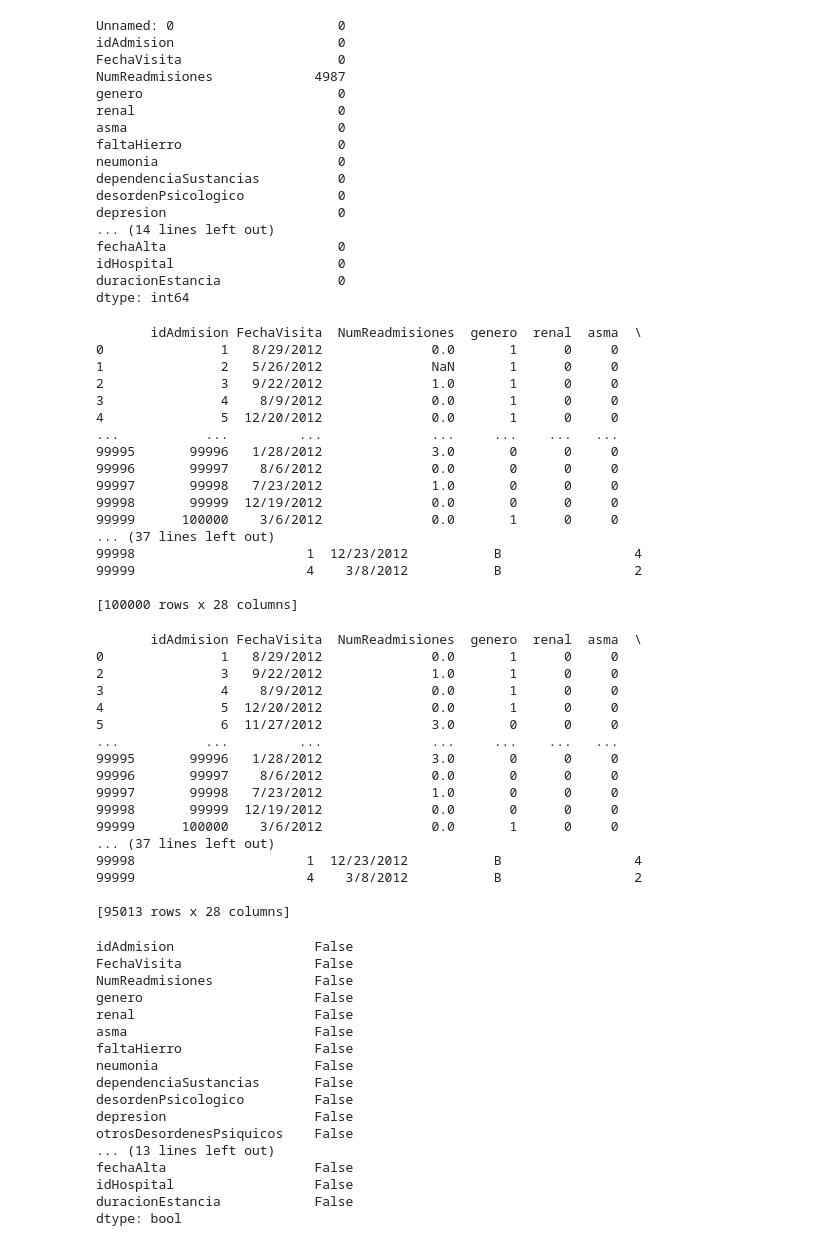
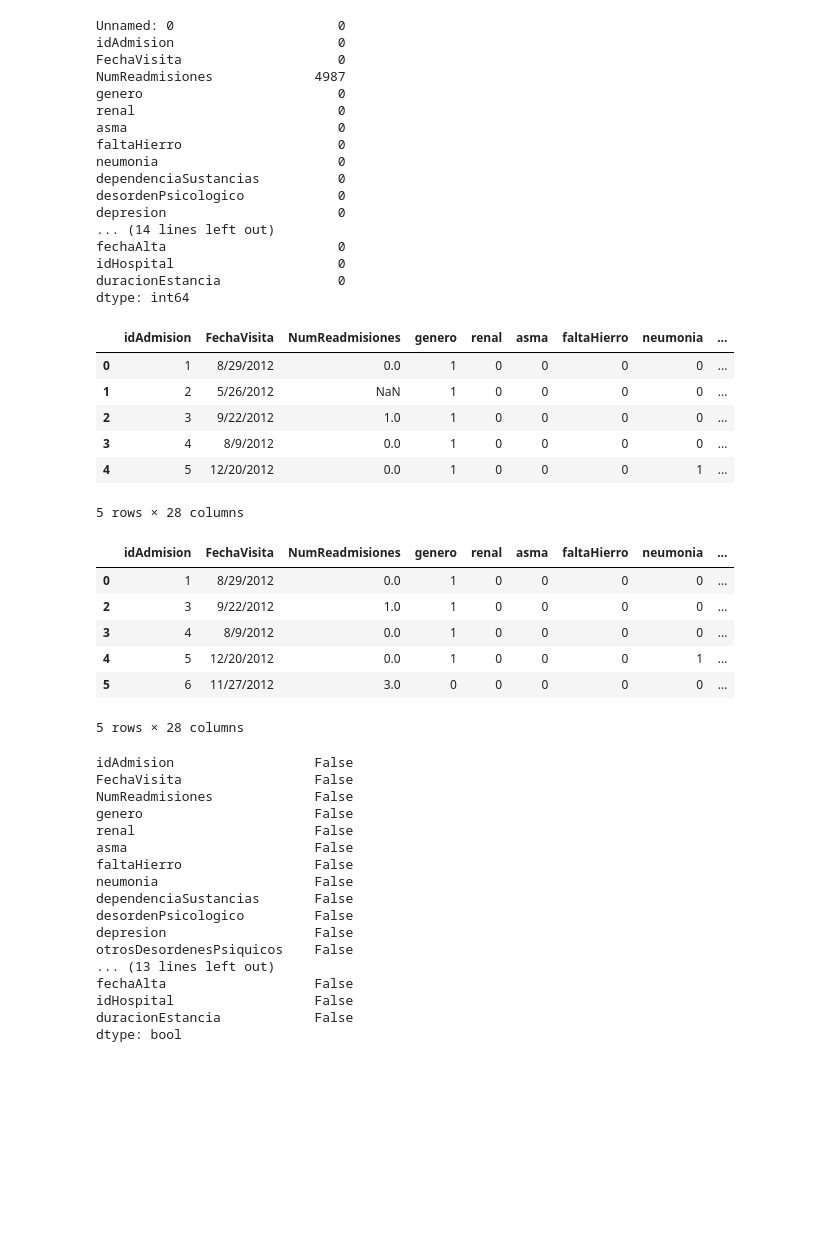
Before and after one commit to Marcelo-A-Martinez/Proyecto_ComplementarioI---Martinez-Marcelo-Adri-n, a Jupyter notebook: Proyecto_ComplementarioI- Martinez Marcelo Adrián.ipynb, the cells around one changed output. Saved outputs shown, nothing was run; the diff lists cells and outputs as text; code cells hidden in the pictures; blank space fills up the shorter version.

```diff
--- a/Proyecto_ComplementarioI- Martinez Marcelo Adrián.ipynb
+++ b/Proyecto_ComplementarioI- Martinez Marcelo Adrián.ipynb
@@ -154,49 +163,29 @@ dtype: int64
 # SE ELIMANA LA COLUMNA DUPLICADA "UNNAMED: 0"
 # %%
 Clinica= Clinica1.drop(['Unnamed: 0'], axis=1)
-print(Clinica)
+Clinica.head()
 # %% [output]
+|  | idAdmision | FechaVisita | NumReadmisiones | genero | renal | asma | faltaHierro | neumonia | ... |
+| 0 | 1 | 8/29/2012 | 0.0 | 1 | 0 | 0 | 0 | 0 | ... |
+| 1 | 2 | 5/26/2012 | NaN | 1 | 0 | 0 | 0 | 0 | ... |
+| 2 | 3 | 9/22/2012 | 1.0 | 1 | 0 | 0 | 0 | 0 | ... |
+| 3 | 4 | 8/9/2012 | 0.0 | 1 | 0 | 0 | 0 | 0 | ... |
+| 4 | 5 | 12/20/2012 | 0.0 | 1 | 0 | 0 | 0 | 1 | ... |
-       idAdmision FechaVisita  NumReadmisiones  genero  renal  asma  \
-0               1   8/29/2012              0.0       1      0     0
-1               2   5/26/2012              NaN       1      0     0
-2               3   9/22/2012              1.0       1      0     0
-3               4    8/9/2012              0.0       1      0     0
-4               5  12/20/2012              0.0       1      0     0
-...           ...         ...              ...     ...    ...   ...
-99995       99996   1/28/2012              3.0       0      0     0
-99996       99997    8/6/2012              0.0       0      0     0
-99997       99998   7/23/2012              1.0       0      0     0
-99998       99999  12/19/2012              0.0       0      0     0
-99999      100000    3/6/2012              0.0       1      0     0
-... (37 lines left out)
-99998                      1  12/23/2012           B                 4
-99999                      4    3/8/2012           B                 2
-
-[100000 rows x 28 columns]
+5 rows × 28 columns
 # %%
 # Como se puede apreciar, la variable 'NumReadmisiones' presenta 4987 valores nulos,
 # por ello se procede a eliminar las filas que contienen dichos valores.
 # %%
 Clinica=Clinica.dropna()
-print(Clinica)
+Clinica.head()
 # %% [output]
+|  | idAdmision | FechaVisita | NumReadmisiones | genero | renal | asma | faltaHierro | neumonia | ... |
+| 0 | 1 | 8/29/2012 | 0.0 | 1 | 0 | 0 | 0 | 0 | ... |
+| 2 | 3 | 9/22/2012 | 1.0 | 1 | 0 | 0 | 0 | 0 | ... |
+| 3 | 4 | 8/9/2012 | 0.0 | 1 | 0 | 0 | 0 | 0 | ... |
+| 4 | 5 | 12/20/2012 | 0.0 | 1 | 0 | 0 | 0 | 1 | ... |
+| 5 | 6 | 11/27/2012 | 3.0 | 0 | 0 | 0 | 0 | 0 | ... |
-       idAdmision FechaVisita  NumReadmisiones  genero  renal  asma  \
-0               1   8/29/2012              0.0       1      0     0
-2               3   9/22/2012              1.0       1      0     0
-3               4    8/9/2012              0.0       1      0     0
-4               5  12/20/2012              0.0       1      0     0
-5               6  11/27/2012              3.0       0      0     0
-...           ...         ...              ...     ...    ...   ...
-99995       99996   1/28/2012              3.0       0      0     0
-99996       99997    8/6/2012              0.0       0      0     0
-99997       99998   7/23/2012              1.0       0      0     0
-99998       99999  12/19/2012              0.0       0      0     0
-99999      100000    3/6/2012              0.0       1      0     0
-... (37 lines left out)
-99998                      1  12/23/2012           B                 4
-99999                      4    3/8/2012           B                 2
-
-[95013 rows x 28 columns]
+5 rows × 28 columns
 # %%
 # Verificación de existencia de valores tipo NAN
 # %%
```
Also changed, not shown: parts of 35 cells of this notebook.
